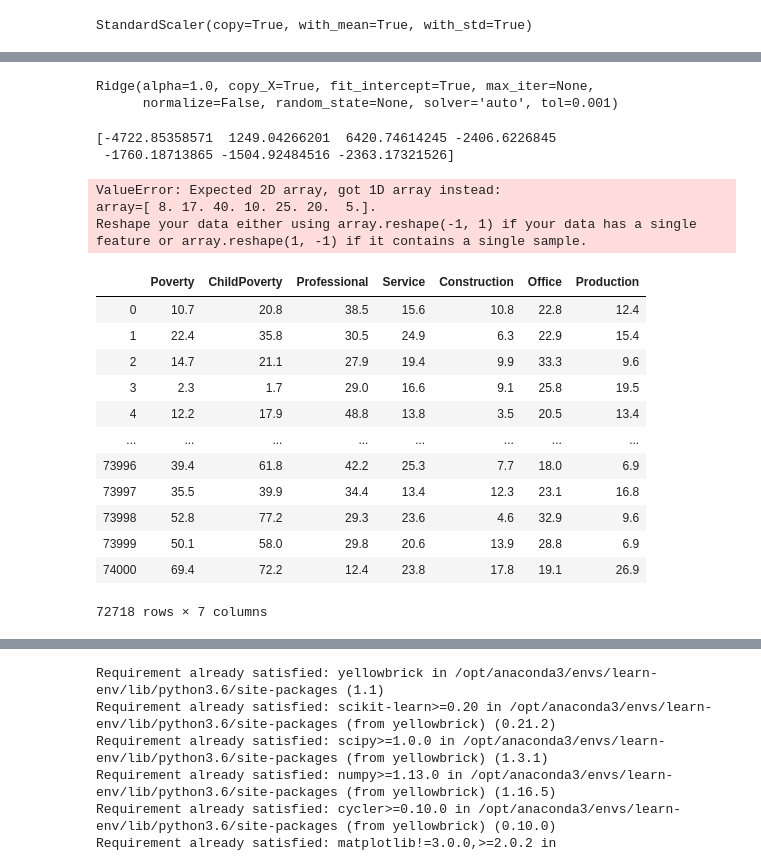
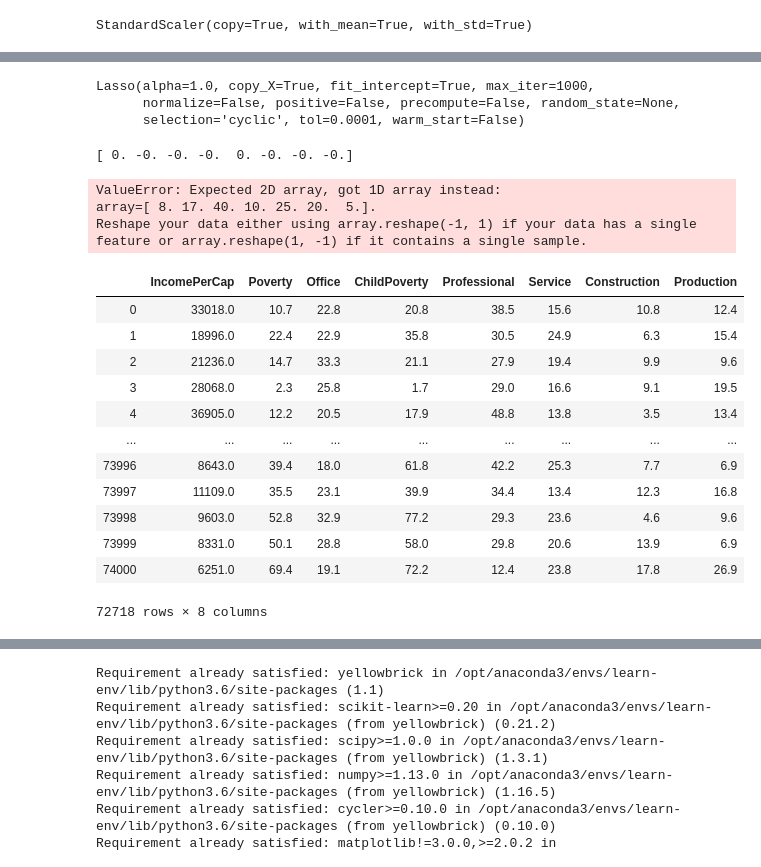
Before and after one commit to ChuckPryor/IncomePerCapita-Regression-Project, a Jupyter notebook: IncomePerCap.ipynb, the cells around one changed output, grey strips where cells are left out. Saved outputs shown, nothing was run; the diff lists cells and outputs as text; code cells hidden in the pictures.

```diff
--- a/IncomePerCap.ipynb
+++ b/IncomePerCap.ipynb
@@ -273,11 +310,11 @@ ridge_reg = Ridge()
 # %%
-ridge_reg.fit(transformed_data, y)
+lasso_reg.fit(transformed_data, y)
 # %% [output]
-Ridge(alpha=1.0, copy_X=True, fit_intercept=True, max_iter=None,
-      normalize=False, random_state=None, solver='auto', tol=0.001)
+Lasso(alpha=1.0, copy_X=True, fit_intercept=True, max_iter=1000,
+      normalize=False, positive=False, precompute=False, random_state=None,
+      selection='cyclic', tol=0.0001, warm_start=False)
 # %%
-print(ridge_reg.coef_)
+print(lasso_reg.coef_)
 # %% [output]
-[-4722.85358571  1249.04266201  6420.74614245 -2406.6226845
- -1760.18713865 -1504.92484516 -2363.17321526]
+[ 0. -0. -0. -0.  0. -0. -0. -0.]
 # %%
@@ -287,21 +324,21 @@ ValueError: Expected 2D array, got 1D array instead:
 array=[ 8. 17. 40. 10. 25. 20.  5.].
 Reshape your data either using array.reshape(-1, 1) if your data has a single feature or array.reshape(1, -1) if it contains a single sample.
 # %%
-df1 = df[[ 'Poverty',
-       'ChildPoverty', 'Professional', 'Service','Construction', 'Office',
+df1 = df[[ 'IncomePerCap','Poverty','Office',
+       'ChildPoverty', 'Professional', 'Service','Construction',
        'Production']]
 df1
 # %% [output]
-|  | Poverty | ChildPoverty | Professional | Service | Construction | Office | Production |
-| 0 | 10.7 | 20.8 | 38.5 | 15.6 | 10.8 | 22.8 | 12.4 |
-| 1 | 22.4 | 35.8 | 30.5 | 24.9 | 6.3 | 22.9 | 15.4 |
-| 2 | 14.7 | 21.1 | 27.9 | 19.4 | 9.9 | 33.3 | 9.6 |
-| 3 | 2.3 | 1.7 | 29.0 | 16.6 | 9.1 | 25.8 | 19.5 |
-| 4 | 12.2 | 17.9 | 48.8 | 13.8 | 3.5 | 20.5 | 13.4 |
-| ... | ... | ... | ... | ... | ... | ... | ... |
-| 73996 | 39.4 | 61.8 | 42.2 | 25.3 | 7.7 | 18.0 | 6.9 |
-| 73997 | 35.5 | 39.9 | 34.4 | 13.4 | 12.3 | 23.1 | 16.8 |
-| 73998 | 52.8 | 77.2 | 29.3 | 23.6 | 4.6 | 32.9 | 9.6 |
-| 73999 | 50.1 | 58.0 | 29.8 | 20.6 | 13.9 | 28.8 | 6.9 |
-| 74000 | 69.4 | 72.2 | 12.4 | 23.8 | 17.8 | 19.1 | 26.9 |
+|  | IncomePerCap | Poverty | Office | ChildPoverty | Professional | Service | Construction | Production |
+| 0 | 33018.0 | 10.7 | 22.8 | 20.8 | 38.5 | 15.6 | 10.8 | 12.4 |
+| 1 | 18996.0 | 22.4 | 22.9 | 35.8 | 30.5 | 24.9 | 6.3 | 15.4 |
+| 2 | 21236.0 | 14.7 | 33.3 | 21.1 | 27.9 | 19.4 | 9.9 | 9.6 |
+| 3 | 28068.0 | 2.3 | 25.8 | 1.7 | 29.0 | 16.6 | 9.1 | 19.5 |
+| 4 | 36905.0 | 12.2 | 20.5 | 17.9 | 48.8 | 13.8 | 3.5 | 13.4 |
+| ... | ... | ... | ... | ... | ... | ... | ... | ... |
+| 73996 | 8643.0 | 39.4 | 18.0 | 61.8 | 42.2 | 25.3 | 7.7 | 6.9 |
+| 73997 | 11109.0 | 35.5 | 23.1 | 39.9 | 34.4 | 13.4 | 12.3 | 16.8 |
+| 73998 | 9603.0 | 52.8 | 32.9 | 77.2 | 29.3 | 23.6 | 4.6 | 9.6 |
+| 73999 | 8331.0 | 50.1 | 28.8 | 58.0 | 29.8 | 20.6 | 13.9 | 6.9 |
+| 74000 | 6251.0 | 69.4 | 19.1 | 72.2 | 12.4 | 23.8 | 17.8 | 26.9 |
-72718 rows × 7 columns
+72718 rows × 8 columns
```
Also changed, not shown: parts of 54 cells of this notebook.
